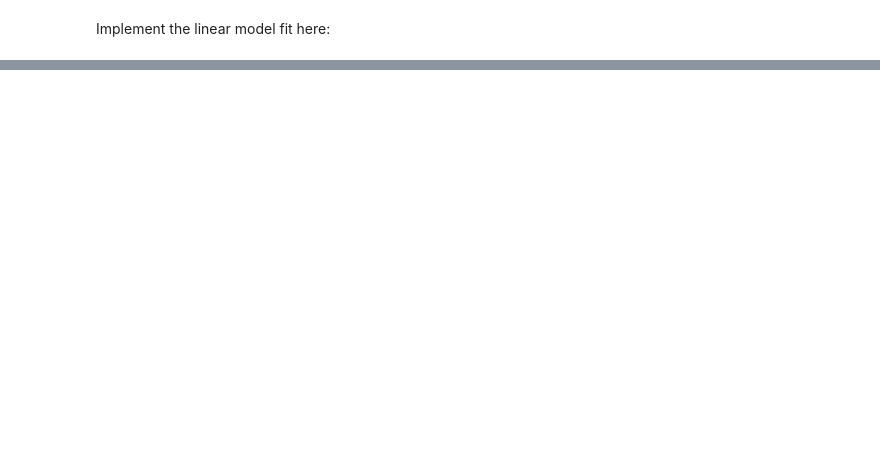
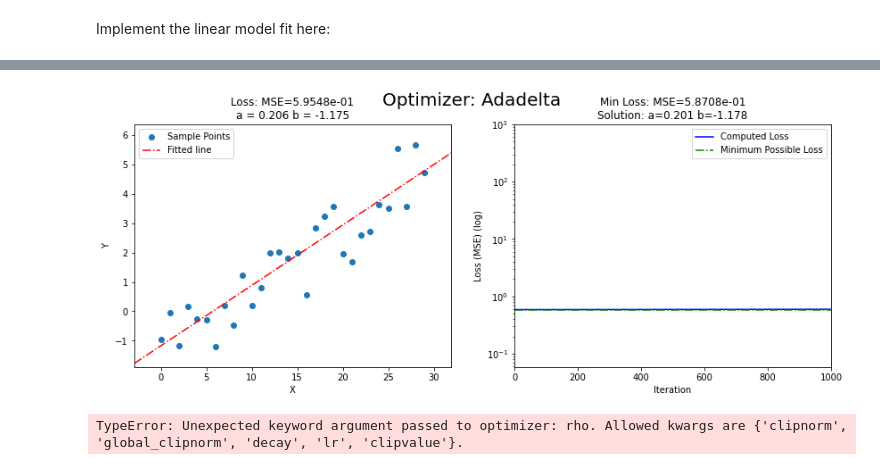
Before and after one commit to imdinu/onboarding-ml, a Jupyter notebook: 04. Tensorflow Intro/tensorflow-intro.ipynb, the cells around one changed output, grey strips where cells are left out. Saved outputs shown, nothing was run; the diff lists cells and outputs as text; code cells hidden in the pictures; blank space fills up the shorter version.

Commit message:
used different optimizers

```diff
--- a/04. Tensorflow Intro/tensorflow-intro.ipynb
+++ b/04. Tensorflow Intro/tensorflow-intro.ipynb
@@ -315,0 +429,8 @@ plt.yscale("log")
+# %%
+run_simulation(tf.optimizers.Adadelta(learning_rate=1.0, rho=0.95), N_STEPS=1000, a_start=a, b_start=b)
+# %% [output]
+[figure, added]
+# %%
+run_simulation(tf.optimizers.Adam(learning_rate=0.1, rho=0.95), N_STEPS=1000, a_start=a, b_start=b)
+# %% [output]
+TypeError: Unexpected keyword argument passed to optimizer: rho. Allowed kwargs are {'clipnorm', 'global_clipnorm', 'decay', 'lr', 'clipvalue'}.
```
Also changed, not shown: parts of 8 cells of this notebook.
